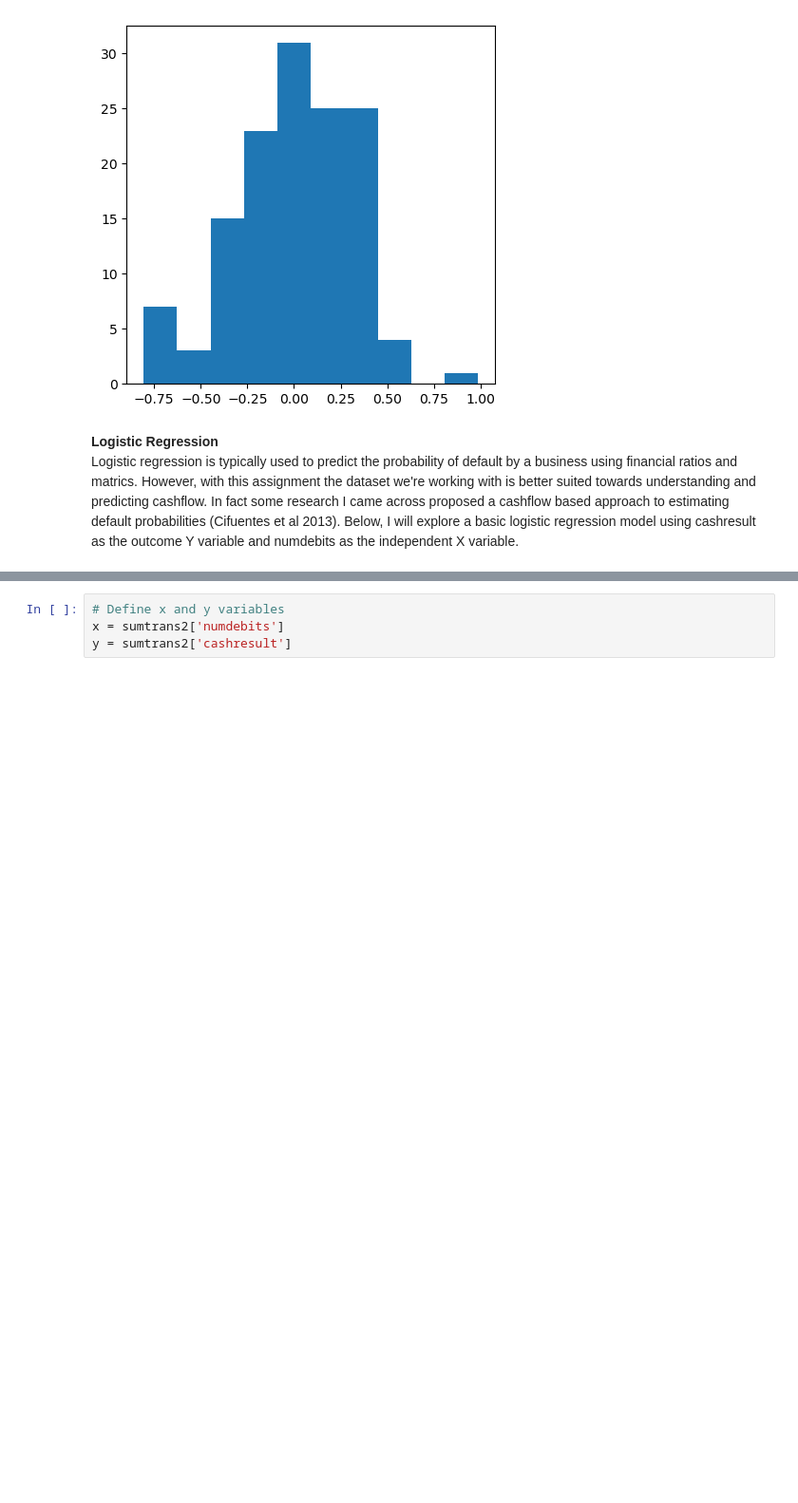
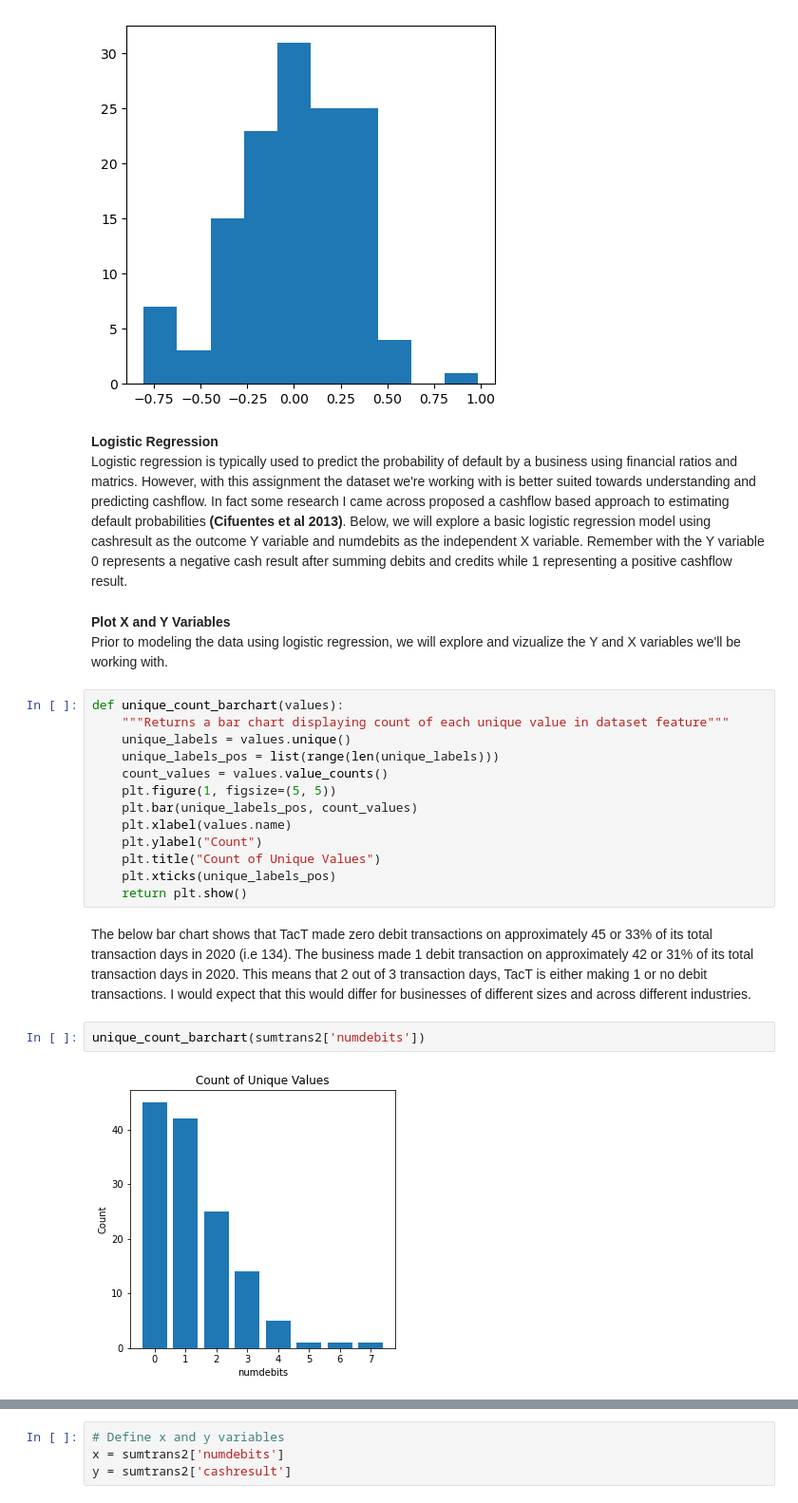
Before and after one commit to KenyattaDaniel/project-score, a Jupyter notebook: SMEsCreditScoringpt2.ipynb, the cells around one changed output, grey strips where cells are left out. Shown at 95% size. Saved outputs shown, nothing was run; the diff lists cells and outputs as text; blank space fills up the shorter version.

```diff
--- a/SMEsCreditScoringpt2.ipynb
+++ b/SMEsCreditScoringpt2.ipynb
@@ -304,4 +304,26 @@ plt.show()
 [figure]
 # %% [markdown]
 **Logistic Regression**
-<br>Logistic regression is typically used to predict the probability of default by a business using financial ratios and matrics. However, with this assignment the dataset we're working with is better suited towards understanding and predicting cashflow. In fact some research I came across proposed a cashflow based approach to estimating default probabilities (Cifuentes  et al 2013). Below, I will explore a basic logistic regression model using cashresult as the outcome Y variable and numdebits as the independent X variable.
+<br>Logistic regression is typically used to predict the probability of default by a business using financial ratios and matrics. However, with this assignment the dataset we're working with is better suited towards understanding and predicting cashflow. In fact some research I came across proposed a cashflow based approach to estimating default probabilities **(Cifuentes  et al 2013)**. Below, we will explore a basic logistic regression model using cashresult as the outcome Y variable and numdebits as the independent X variable. Remember with the Y variable 0 represents a negative cash result after summing debits and credits while 1 representing a positive cashflow result.
+# %% [markdown]
+**Plot X and Y Variables**
+<br>Prior to modeling the data using logistic regression, we will explore and vizualize the Y and X variables we'll be working with.
+# %%
+def unique_count_barchart(values):
+    """Returns a bar chart displaying count of each unique value in dataset feature"""
+    unique_labels = values.unique()
+    unique_labels_pos = list(range(len(unique_labels)))
+    count_values = values.value_counts()
+    plt.figure(1, figsize=(5, 5))
+    plt.bar(unique_labels_pos, count_values)
+    plt.xlabel(values.name)
+    plt.ylabel("Count")
+    plt.title("Count of Unique Values")
+    plt.xticks(unique_labels_pos)
+    return plt.show()
+# %% [markdown]
+The below bar chart shows that TacT made zero debit transactions on approximately 45 or 33% of its total transaction days in 2020 (i.e 134). The business made 1 debit transaction on approximately 42 or 31% of its total transaction days in 2020. This means that 2 out of 3 transaction days, TacT is either making 1 or no debit transactions. I would expect that this would differ for businesses of different sizes and across different industries.
+# %%
+unique_count_barchart(sumtrans2['numdebits'])
+# %% [output]
+[figure, added]
```
Also changed, not shown: parts of 7 cells of this notebook.
